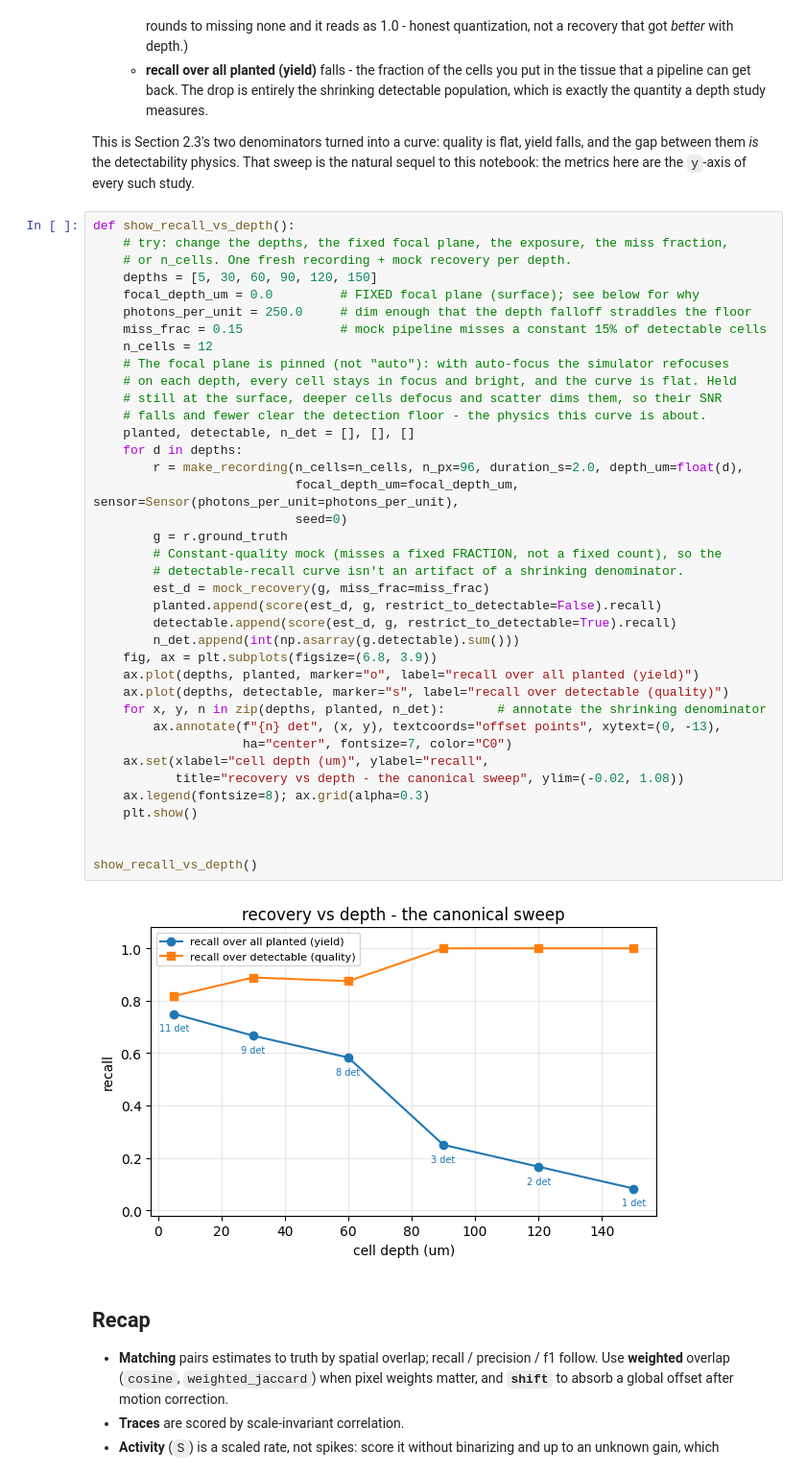
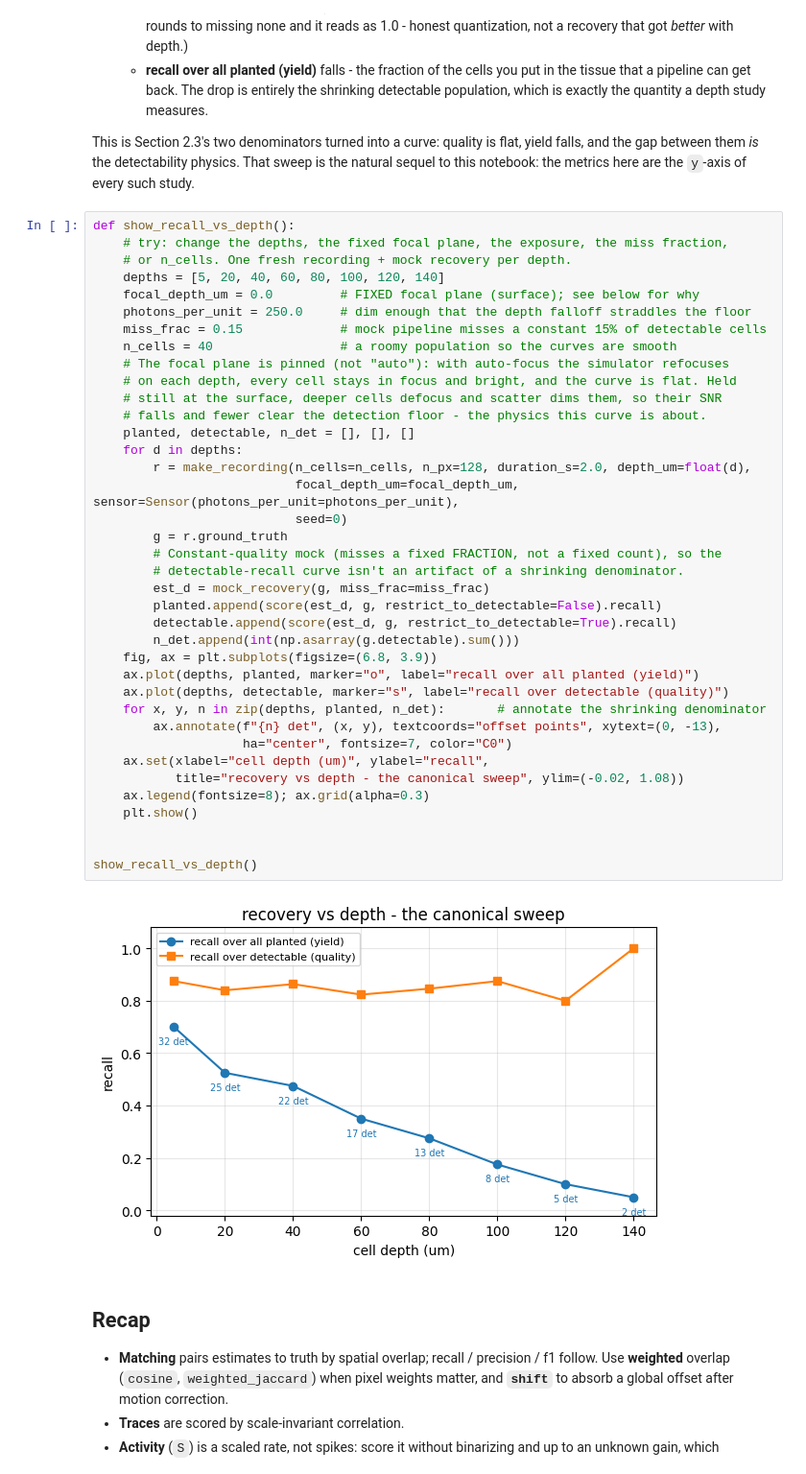
Before and after one commit to miniscope/minisim, a Jupyter notebook: minisim/notebooks/training/03_metrics/03_metrics.ipynb, the cells around one changed output. Shown at 96% size. Saved outputs shown, nothing was run; the diff lists cells and outputs as text.

```diff
--- a/minisim/notebooks/training/03_metrics/03_metrics.ipynb
+++ b/minisim/notebooks/training/03_metrics/03_metrics.ipynb
@@ -890,42 +892,42 @@ natural sequel to this notebook: the metrics here are the `y`-axis of every such
 def show_recall_vs_depth():
     # try: change the depths, the fixed focal plane, the exposure, the miss fraction,
     # or n_cells. One fresh recording + mock recovery per depth.
-    depths = [5, 30, 60, 90, 120, 150]
+    depths = [5, 20, 40, 60, 80, 100, 120, 140]
     focal_depth_um = 0.0         # FIXED focal plane (surface); see below for why
     photons_per_unit = 250.0     # dim enough that the depth falloff straddles the floor
     miss_frac = 0.15             # mock pipeline misses a constant 15% of detectable cells
-    n_cells = 12
+    n_cells = 40                 # a roomy population so the curves are smooth
     # The focal plane is pinned (not "auto"): with auto-focus the simulator refocuses
     # on each depth, every cell stays in focus and bright, and the curve is flat. Held
     # still at the surface, deeper cells defocus and scatter dims them, so their SNR
     # falls and fewer clear the detection floor - the physics this curve is about.
     planted, detectable, n_det = [], [], []
     for d in depths:
-        r = make_recording(n_cells=n_cells, n_px=96, duration_s=2.0, depth_um=float(d),
+        r = make_recording(n_cells=n_cells, n_px=128, duration_s=2.0, depth_um=float(d),
                            focal_depth_um=focal_depth_um, sensor=Sensor(photons_per_unit=photons_per_unit),
                            seed=0)
         g = r.ground_truth
         # Constant-quality mock (misses a fixed FRACTION, not a fixed count), so the
         # detectable-recall curve isn't an artifact of a shrinking denominator.
         est_d = mock_recovery(g, miss_frac=miss_frac)
         planted.append(score(est_d, g, restrict_to_detectable=False).recall)
         detectable.append(score(est_d, g, restrict_to_detectable=True).recall)
         n_det.append(int(np.asarray(g.detectable).sum()))
     fig, ax = plt.subplots(figsize=(6.8, 3.9))
     ax.plot(depths, planted, marker="o", label="recall over all planted (yield)")
     ax.plot(depths, detectable, marker="s", label="recall over detectable (quality)")
     for x, y, n in zip(depths, planted, n_det):       # annotate the shrinking denominator
         ax.annotate(f"{n} det", (x, y), textcoords="offset points", xytext=(0, -13),
                     ha="center", fontsize=7, color="C0")
     ax.set(xlabel="cell depth (um)", ylabel="recall",
            title="recovery vs depth - the canonical sweep", ylim=(-0.02, 1.08))
     ax.legend(fontsize=8); ax.grid(alpha=0.3)
     plt.show()
 
 
 show_recall_vs_depth()
 # %% [output]
-[figure, old version]
+[figure, new version]
 # %% [markdown]
 ## Recap
 
```
Also changed, not shown: parts of 7 cells of this notebook.
